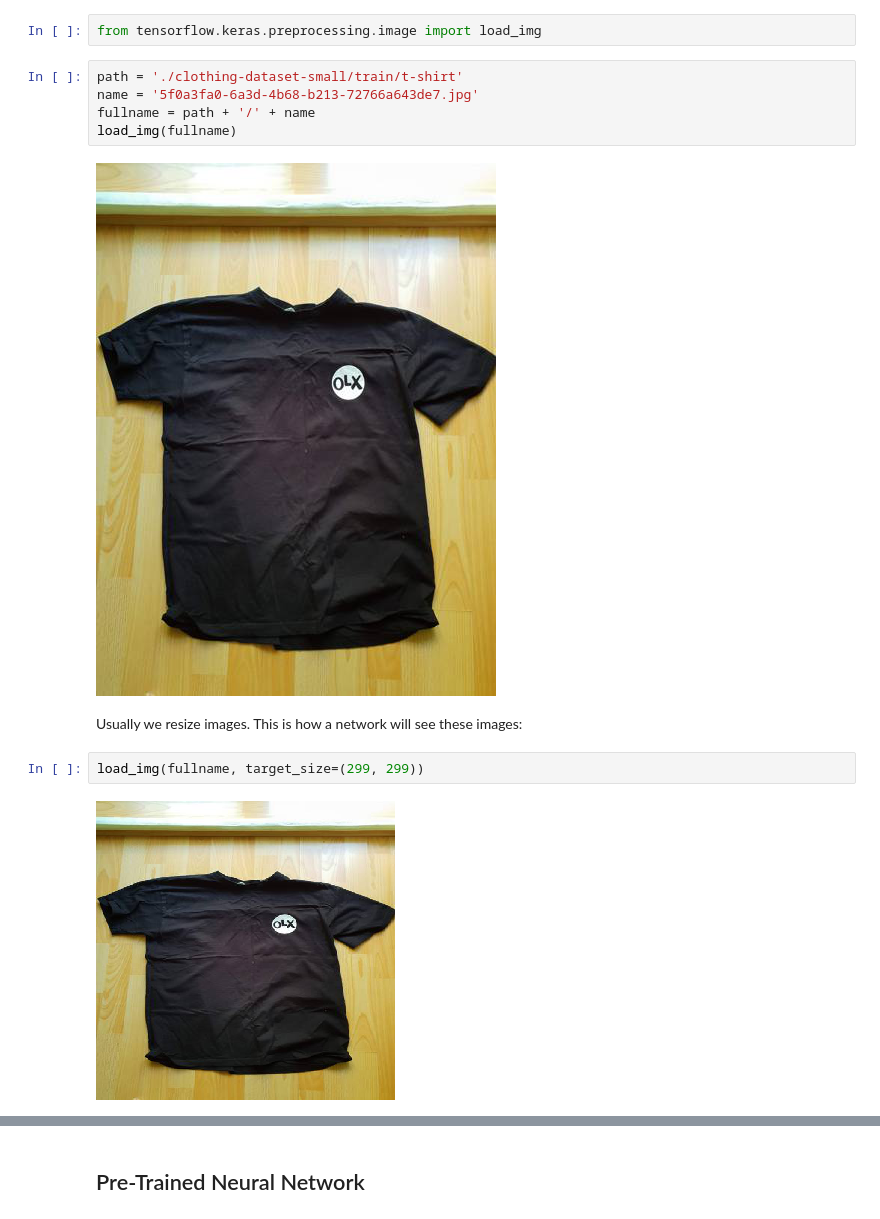
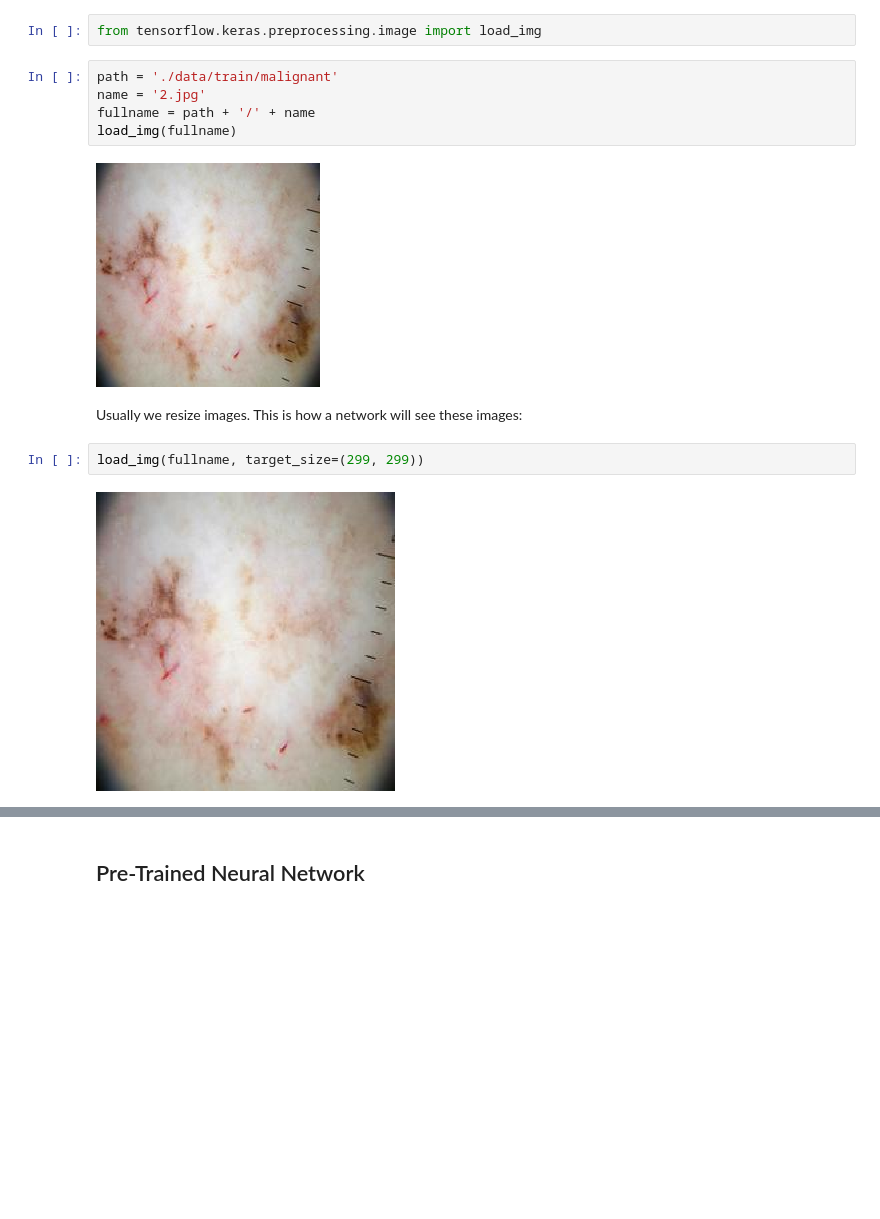
Before and after one commit to jg5xraydelta/SkinCancerCapstone, a Jupyter notebook: 07-neural-nets-train.ipynb, the cells around one changed output, grey strips where cells are left out. Saved outputs shown, nothing was run; the diff lists cells and outputs as text; blank space fills up the shorter version.

```diff
--- a/07-neural-nets-train.ipynb
+++ b/07-neural-nets-train.ipynb
@@ -12,18 +17,18 @@ from tensorflow import keras
 # %%
 from tensorflow.keras.preprocessing.image import load_img
 # %%
-path = './clothing-dataset-small/train/t-shirt'
-name = '5f0a3fa0-6a3d-4b68-b213-72766a643de7.jpg'
+path = './data/train/malignant'
+name = '2.jpg'
 fullname = path + '/' + name
 load_img(fullname)
 # %% [output]
-[figure, old version]
+[figure, new version]
 # %% [markdown]
 Usually we resize images. This is how a network will see these images:
 # %%
 load_img(fullname, target_size=(299, 299))
 # %% [output]
-[figure, old version]
+[figure, new version]
 # %%
 load_img(fullname, target_size=(150, 150))
 # %% [output]
```
Also changed, not shown: parts of 26 cells of this notebook, 18 other files.
